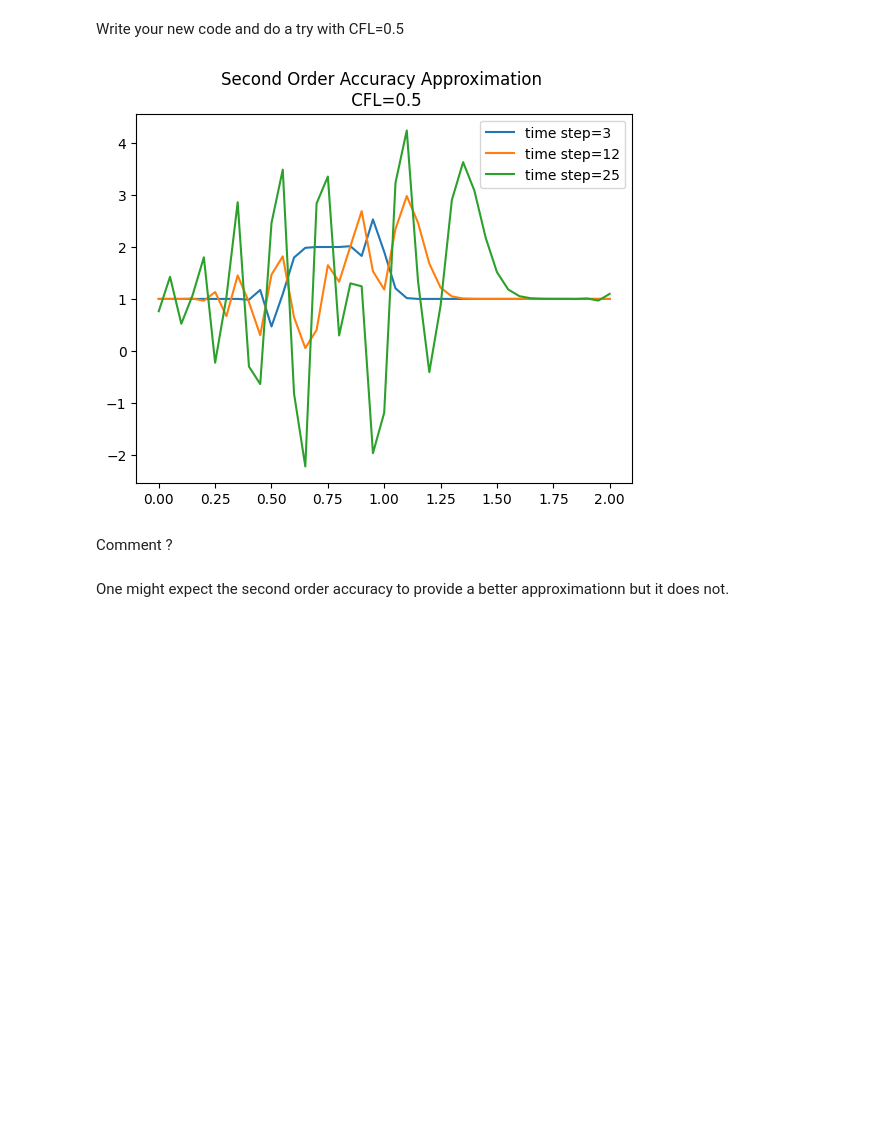
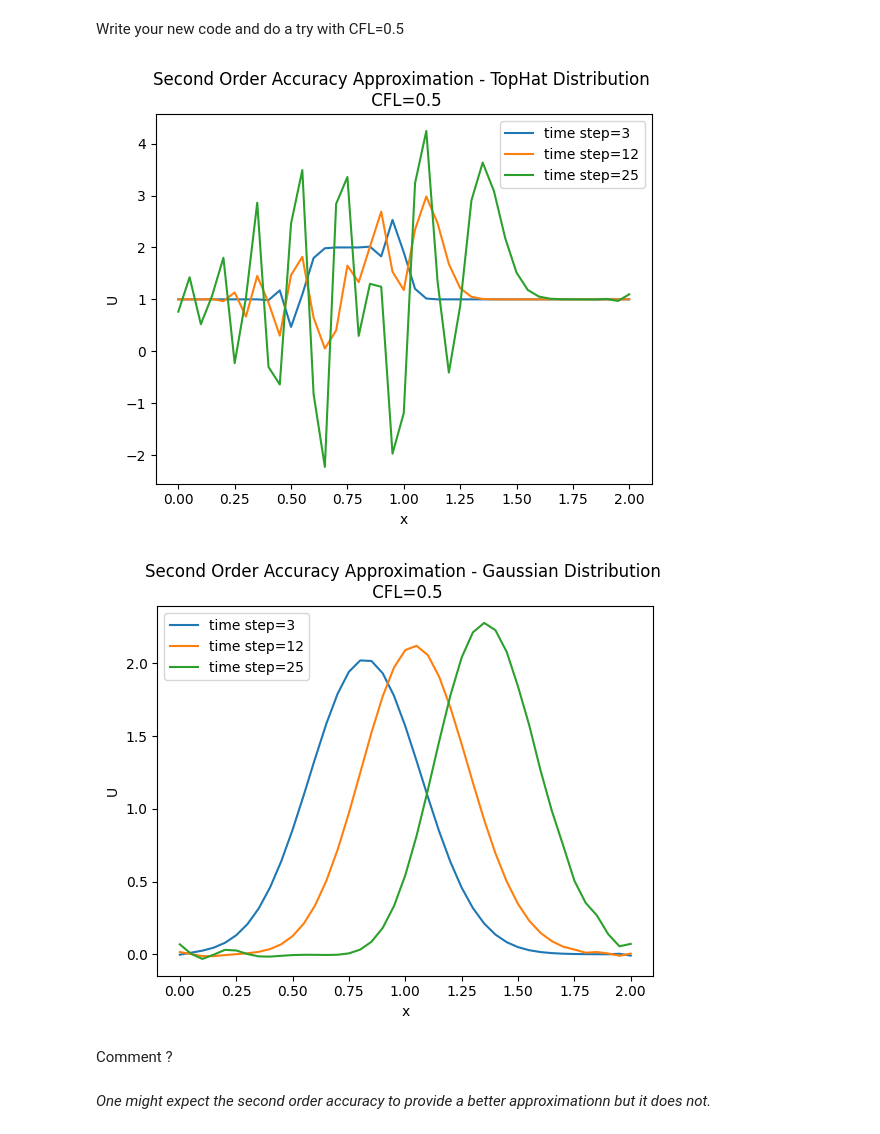
Before and after one commit to mopahlevani/Numerical-Methods, a Jupyter notebook: PDE_Training.ipynb, the cells around one changed output. Saved outputs shown, nothing was run; the diff lists cells and outputs as text; code cells hidden in the pictures; blank space fills up the shorter version.

```diff
--- a/PDE_Training.ipynb
+++ b/PDE_Training.ipynb
@@ -145,13 +150,8 @@ CFL = 0.5
 # %% [markdown]
 Redo the same computation, vayring dt , for CFL>1. and CFL << 1
 # %%
-# dt large
-nx = 41  # This will be changed latter
-dx = 2 / (nx-1)
-nt = 25    #nt is the number of timesteps we want to calculate
-Delta_T=0.625 # time of integration
+# The same computation for dt large
 dt1 = (2.1) * Delta_T/(nt*1.0) #dt is lentgh  of each time step
-c = 1      #assume advection velocity  is c = 1
 sigma1 = c * dt1/dx
 U = U0
 
@@ -161,7 +161,6 @@ for i in range(nx):
   A[i,i] = 1 - sigma1
   A[i,i-1] = sigma1
 
-U = U0
 for j in range(nt):
   U = np.matmul(A, U)
   if j==2 or j== 11 or j==24 :
@@ -172,15 +171,9 @@ plt.title("UPWIND Approximation for TopHat function \n CFL="+str(dt1 * c / dx))
 Text(0.5, 1.0, 'UPWIND Approximation for TopHat function \n CFL=1.0499999999999998')
 [figure]
 # %%
+# The same computation for dt small
 
-# dt small
-
-nx = 41  # This will be changed latter
-dx = 2 / (nx-1)
-nt = 25    #nt is the number of timesteps we want to calculate
-Delta_T=0.625 # time of integration
 dt2 = (1/10) * Delta_T/(nt*1.0) #dt is lentgh  of each time step
-c = 1      #assume advection velocity  is c = 1
 sigma2 = c * dt2/dx
 U = U0
 
@@ -190,11 +183,10 @@ for i in range(nx):
   A[i,i] = 1 - sigma2
   A[i,i-1] = sigma2
 
-U = U0
 for j in range(nt):
   U = np.matmul(A, U)
   if j==2 or j== 11 or j==24 :
     plt.plot(x,U, label='time step='+str(j+1))
 plt.legend()
-plt.title("CFL<<1")
+plt.title("UPWIND Approximation for TopHat function \n CFL="+str(dt1 * c / dx))
 # %% [output]
@@ -296,35 +268,58 @@ ${U}^{n+1}_i= {U}^{n}_i + σ \frac{{U}^{n}_{i+1}-{U}^{n+1}_{i-1}}{2}$
 # %% [markdown]
 Write your new code and do a try with CFL=0.5
 # %%
-# Define parameters
-nx = 41  # Number of spatial points
-dx = 2 / (nx - 1)
-nt = 25  # Number of time steps
-Delta_T = 0.625  # Total time of integration
-dt4 = (1) * Delta_T / nt  # Time step size
-c = 1  # Advection velocity
-sigma4 = c * dt4 / dx
+# TopHAT CFL = 0.5
+dt5 = (1) * Delta_T / nt  # Time step size
+sigma5 = c * dt4 / dx
 U = U0  # Initial condition (assumed to be defined)
 
 # defining A which U_n+1 = A * U_n
 A = np.zeros((nx, nx))
 for i in range(nx):
     A[i, i] = 1
-    A[i, (i - 1) % nx] += sigma4 / 2
-    A[i, (i + 1) % nx] -= sigma4 / 2
+    A[i, (i - 1) % nx] += sigma5 / 2
+    A[i, (i + 1) % nx] -= sigma5 / 2
 
 
 # Time integration using FTCS scheme
 for j in range(nt):
     U = np.matmul(A, U)
     if j in [2, 11, 24]:
         plt.plot(x, U, label='time step=' + str(j + 1))
 plt.legend()
-plt.title("Second Order Accuracy Approximation \n CFL=" + str(dt4 * c / dx))
+plt.xlabel('x')
+plt.ylabel('U')
+plt.title("Second Order Accuracy Approximation - TopHat Distribution \n CFL=" + str(dt4 * c / dx))
 plt.show()
+
+
+# Gaussian CFL = 0.5
+dt5 = (1) * Delta_T / nt  # Time step size
+sigma5 = c * dt4 / dx
+U = U00  # Initial condition (assumed to be defined)
+
+# defining A which U_n+1 = A * U_n
+A = np.zeros((nx, nx))
+for i in range(nx):
+    A[i, i] = 1
+    A[i, (i - 1) % nx] += sigma5 / 2
+    A[i, (i + 1) % nx] -= sigma5 / 2
+
+
+# Time integration using FTCS scheme
+for j in range(nt):
+    U = np.matmul(A, U)
+    if j in [2, 11, 24]:
+        plt.plot(x, U, label='time step=' + str(j + 1))
+plt.legend()
+plt.xlabel('x')
+plt.ylabel('U')
+plt.title("Second Order Accuracy Approximation - Gaussian Distribution \n CFL=" + str(dt4 * c / dx))
+plt.show()
 # %% [output]
-[figure, old version]
+[figure, new version]
+[figure, added]
 # %% [markdown]
 Comment ?
 # %% [markdown]
-One might expect the second order accuracy to provide a better approximationn but it does not.
+*One might expect the second order accuracy to provide a better approximationn but it does not.*
```
Also changed, not shown: parts of 13 cells of this notebook.
